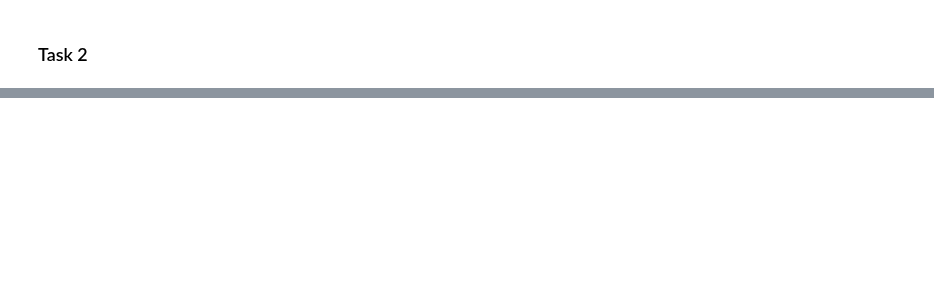
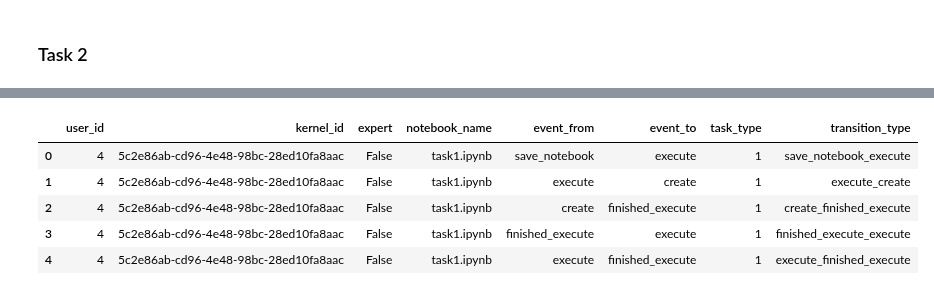
Before and after one commit to konstantgr/jupyter-logs-analysis, a Jupyter notebook: analysis/transitions_analysis.ipynb, the cells around one changed output, grey strips where cells are left out. Saved outputs shown, nothing was run; the diff lists cells and outputs as text; code cells hidden in the pictures; blank space fills up the shorter version.

Commit message:
Added base for events transitions

```diff
--- a/analysis/transitions_analysis.ipynb
+++ b/analysis/transitions_analysis.ipynb
@@ -130,0 +133,3 @@ get_average_transition_graphs(task_transition_relations)[2]
+# %%
+event_transitions_df = processor.get_event_transitions(df_hack)
+event_transitions_df
@@ -130,0 +150,21 @@ get_average_transition_graphs(task_transition_relations)[2]
+# %%
+merge_columns = ['user_id', 'kernel_id', 'expert', 'notebook_name']
+event_transitions_merged = df_hack[merge_columns].drop_duplicates(keep='last').merge(event_transitions_df,
+                                                                                     on='kernel_id')
+
+event_transitions_merged['task_type'] = event_transitions_merged.notebook_name.apply(
+    lambda x: 1 if 'task1' in x else (2 if "task2" in x else 1)
+)
+
+SEP = "_"
+event_transitions_merged[
+    'transition_type'] = event_transitions_merged.event_from + SEP + event_transitions_merged.event_to
+
+event_transitions_merged.head()
+# %% [output]
+|  | user_id | kernel_id | expert | notebook_name | event_from | event_to | task_type | transition_type |
+| 0 | 4 | 5c2e86ab-cd96-4e48-98bc-28ed10fa8aac | False | task1.ipynb | save_notebook | execute | 1 | save_notebook_execute |
+| 1 | 4 | 5c2e86ab-cd96-4e48-98bc-28ed10fa8aac | False | task1.ipynb | execute | create | 1 | execute_create |
+| 2 | 4 | 5c2e86ab-cd96-4e48-98bc-28ed10fa8aac | False | task1.ipynb | create | finished_execute | 1 | create_finished_execute |
+| 3 | 4 | 5c2e86ab-cd96-4e48-98bc-28ed10fa8aac | False | task1.ipynb | finished_execute | execute | 1 | finished_execute_execute |
+| 4 | 4 | 5c2e86ab-cd96-4e48-98bc-28ed10fa8aac | False | task1.ipynb | execute | finished_execute | 1 | execute_finished_execute |
```
Also changed, not shown: parts of 7 cells of this notebook, 1 other file.
